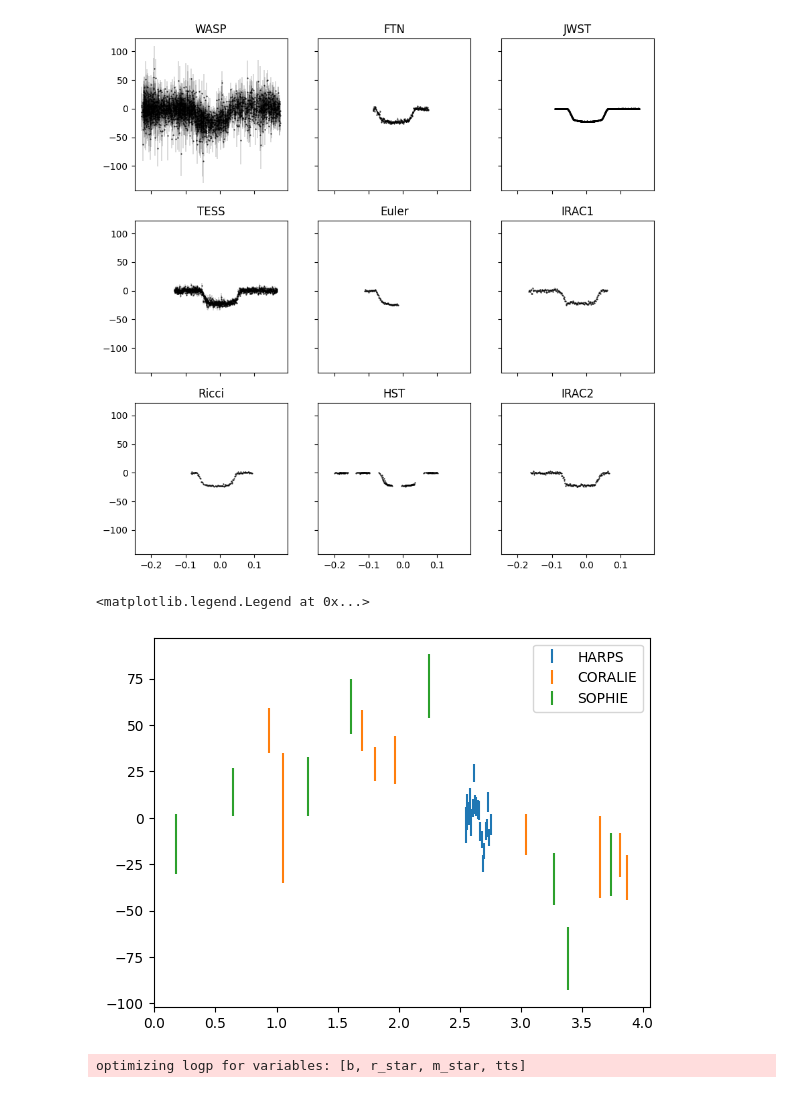
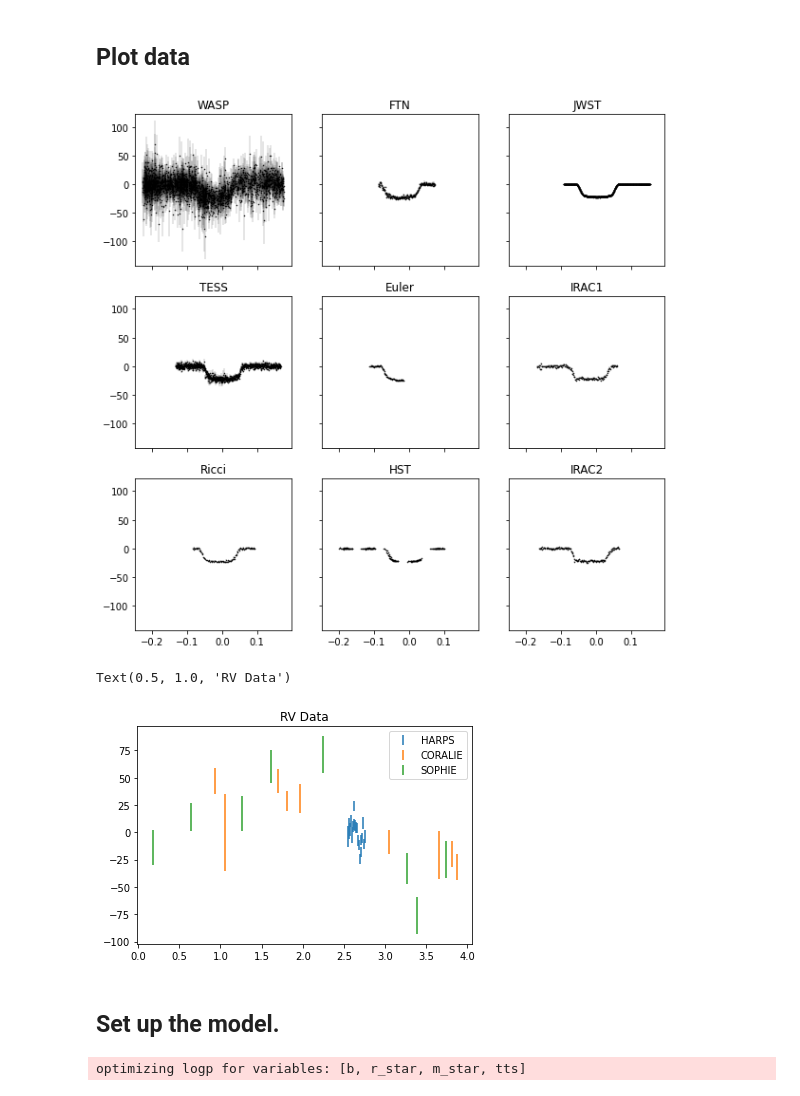
Before and after one commit to christinahedges/wasp-39, a Jupyter notebook: model-fit.ipynb, the cells around one changed output. Drawn from its saved outputs; the diff is of its cells as text; code cells hidden in the pictures.

```diff
--- a/model-fit.ipynb
+++ b/model-fit.ipynb
@@ -1,20 +1,12 @@
 # %%
-import lightkurve as lk
+import numpy as np
 import matplotlib.pyplot as plt
-import numpy as np
-from collections import OrderedDict
-import astropy.units as u
-import pandas as pd
-from astropy.time import Time
-import astropy.units as u
-from astropy.coordinates import SkyCoord, EarthLocation
+import pickle
 
 import exoplanet as xo
 import pymc3 as pm
 import aesara_theano_fallback.tensor as tt
-from functools import partial
 import pymc3_ext as pmx
-from celerite2.theano import terms, GaussianProcess
-import astropy.units as u
+import corner
 
-import corner
+r = pickle.load(open('data/munged_data.p', 'rb'))
@@ -151,3 +13,18 @@ transit_inds_est = list(transit_inds_est.astype(int))
+# %%
+datasets = r['datasets']
+rv_datasets = r['rv_datasets']
+transit_times_est = r['transit_times_est']
+transit_inds_est = r['transit_inds_est']
+period_est = r['period_est']
+t0_est = r['t0_est']
+dur_est = r['dur_est']
+
+M_star = 0.913, 0.047
+R_star = 0.939, 0.022
+msini = 90
+depth_est = 0.04
+# %% [markdown]
+## Plot data
 # %%
 fig, ax = plt.subplots(3, np.ceil(len(datasets)/3).astype(int), sharex=True, sharey=True, figsize=(10, 10))
 for n, (name, (x, y, yerr, texp)) in enumerate(datasets.items()):
@@ -157,15 +34,18 @@ for n, (name, (x, y, yerr, texp)) in enumerate(datasets.items()):
     ax[idx, jdx].errorbar(ph, y, yerr, ls='', label=name, lw=0.2, c='k', marker='.', ms=1)
     ax[idx, jdx].set(title=name)
 # %% [output]
-[figure, old version]
+[figure, new version]
 # %%
 plt.figure()
 for n, (name, (x, y, yerr)) in enumerate(rv_datasets.items()):
     plt.errorbar(x % period_est, y, yerr, ls='', label=name)
 plt.legend()
+plt.title("RV Data")
 # %% [output]
-<matplotlib.legend.Legend at 0x...>
+Text(0.5, 1.0, 'RV Data')
-[figure, old version]
+[figure, new version]
+# %% [markdown]
+## Set up the model.
 # %%
 with pm.Model() as model:
 
```
Also changed, not shown: parts of 20 cells of this notebook, 3 other files.
